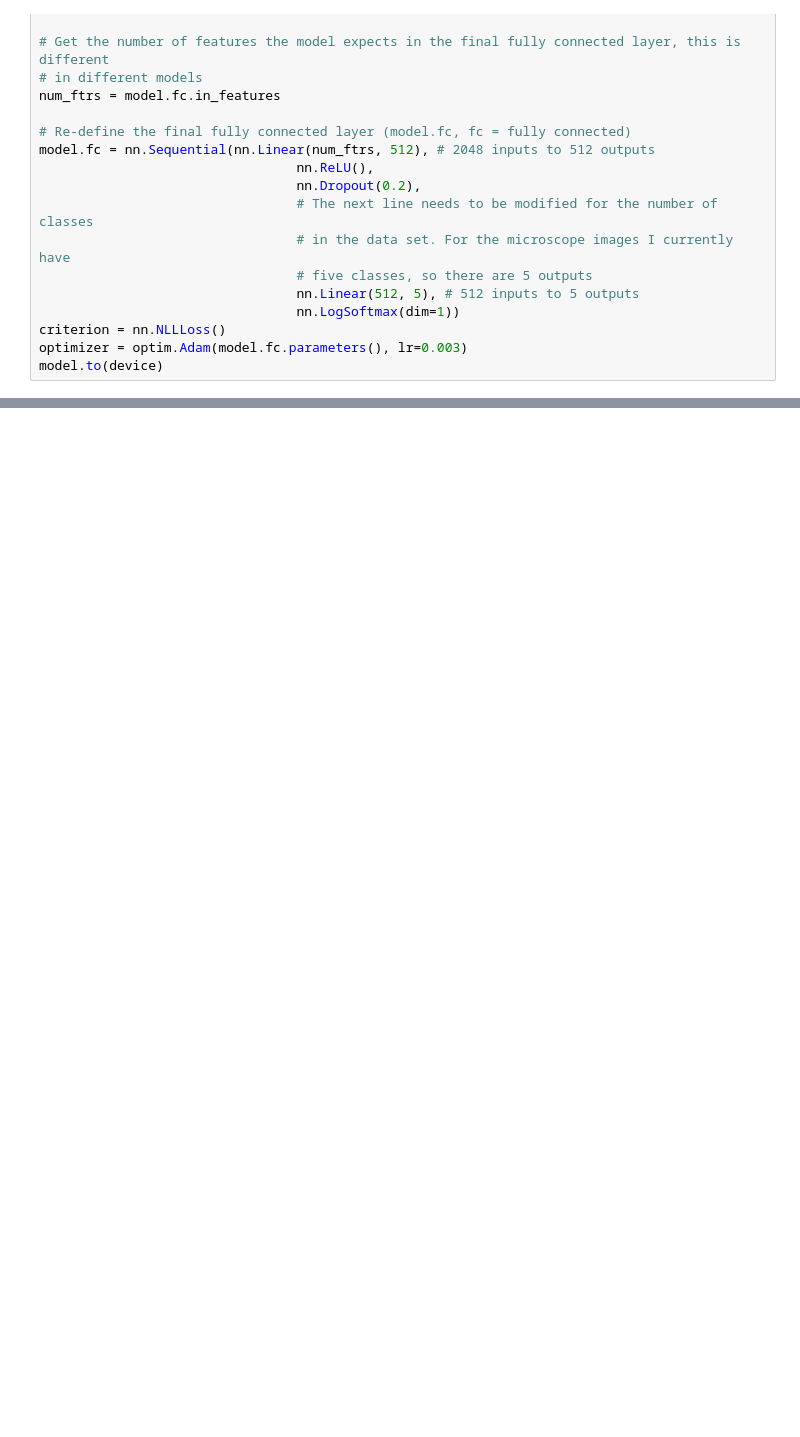
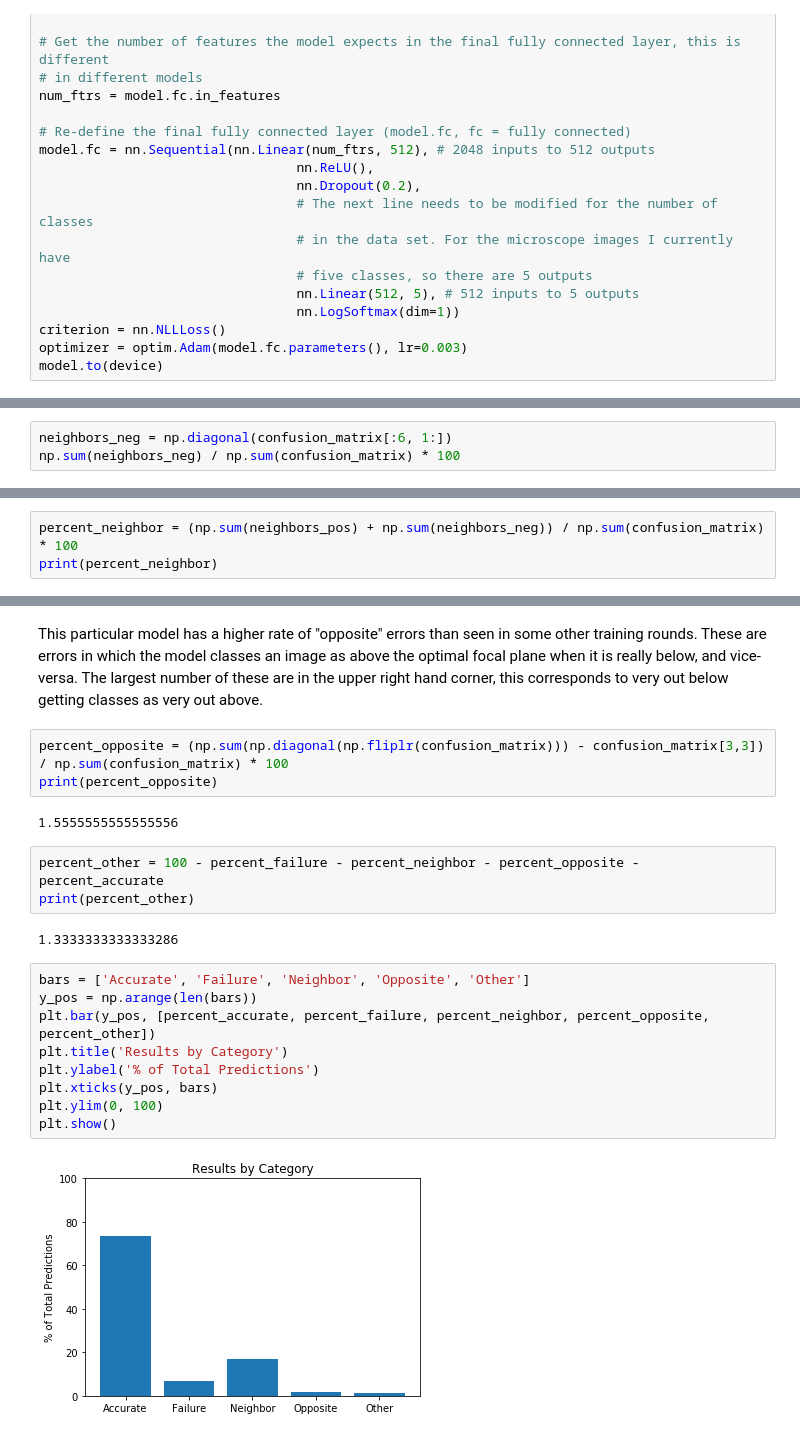
Before and after one commit to tvera14/vera_autofocus, a Jupyter notebook: compare_num_classes/Train Resnet50 with 5 Classes.ipynb, the cells around one changed output, grey strips where cells are left out. Cells and saved outputs as stored; diff of their text form; blank space fills up the shorter version.

```diff
--- a/compare_num_classes/Train Resnet50 with 5 Classes.ipynb
+++ b/compare_num_classes/Train Resnet50 with 5 Classes.ipynb
@@ -181,0 +307,3 @@ Epoch 2/2.. Train loss: 0.764.. Test loss: 0.522.. Test accuracy: 0.777
+# %%
+neighbors_neg = np.diagonal(confusion_matrix[:6, 1:])
+np.sum(neighbors_neg) / np.sum(confusion_matrix) * 100
@@ -181,0 +312,3 @@ Epoch 2/2.. Train loss: 0.764.. Test loss: 0.522.. Test accuracy: 0.777
+# %%
+percent_neighbor = (np.sum(neighbors_pos) + np.sum(neighbors_neg)) / np.sum(confusion_matrix) * 100
+print(percent_neighbor)
@@ -181,0 +324,23 @@ Epoch 2/2.. Train loss: 0.764.. Test loss: 0.522.. Test accuracy: 0.777
+# %% [markdown]
+This particular model has a higher rate of "opposite" errors than seen in some other training rounds. These are errors in which the model classes an image as above the optimal focal plane when it is really below, and vice-versa. The largest number of these are in the upper right hand corner, this corresponds to very out below getting classes as very out above.
+# %%
+percent_opposite = (np.sum(np.diagonal(np.fliplr(confusion_matrix))) - confusion_matrix[3,3]) / np.sum(confusion_matrix) * 100
+print(percent_opposite)
+# %% [output]
+1.5555555555555556
+# %%
+percent_other = 100 - percent_failure - percent_neighbor - percent_opposite - percent_accurate
+print(percent_other)
+# %% [output]
+1.3333333333333286
+# %%
+bars = ['Accurate', 'Failure', 'Neighbor', 'Opposite', 'Other']
+y_pos = np.arange(len(bars))
+plt.bar(y_pos, [percent_accurate, percent_failure, percent_neighbor, percent_opposite, percent_other])
+plt.title('Results by Category')
+plt.ylabel('% of Total Predictions')
+plt.xticks(y_pos, bars)
+plt.ylim(0, 100)
+plt.show()
+# %% [output]
+[figure, added]
```
Also changed, not shown: parts of 16 cells of this notebook, 9 other files.
